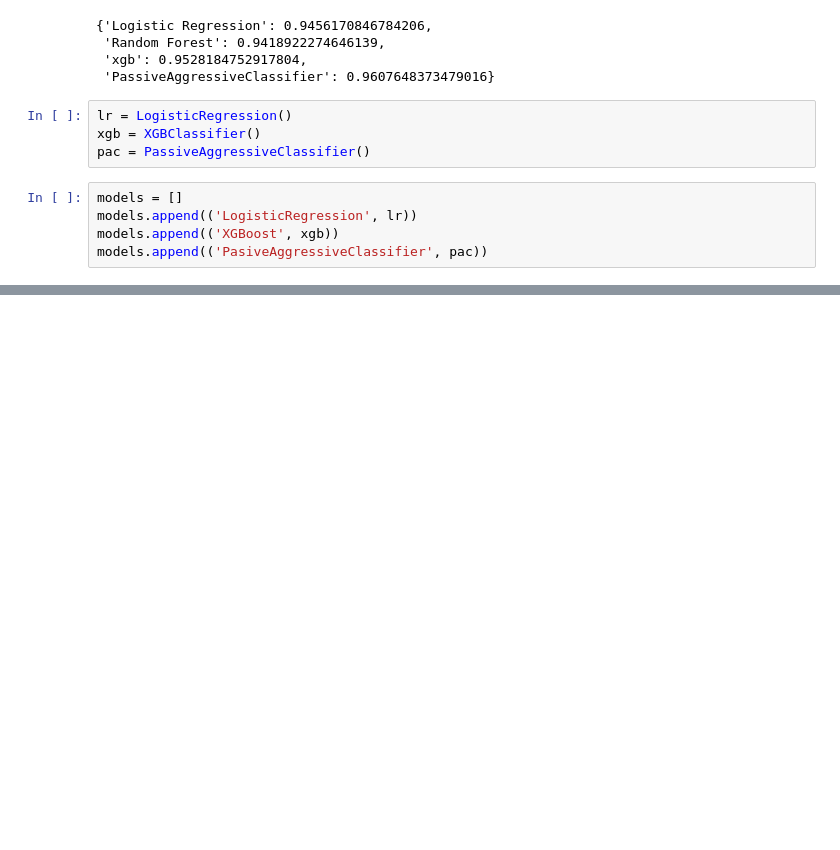
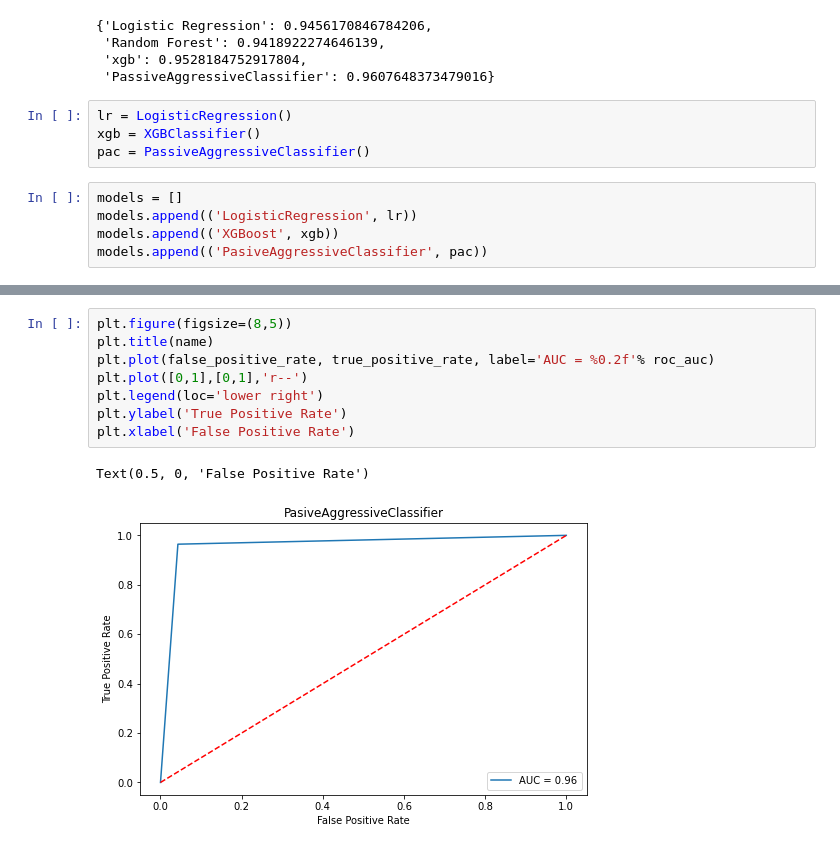
Before and after one commit to rakeshravi303/Flip_Robo, a Jupyter notebook: NLP_Projects/NLP_Project_5/fake_news_prediction.ipynb, the cells around one changed output, grey strips where cells are left out. Drawn from its saved outputs; the diff is of its cells as text; blank space fills up the shorter version.

```diff
--- a/NLP_Projects/NLP_Project_5/fake_news_prediction.ipynb
+++ b/NLP_Projects/NLP_Project_5/fake_news_prediction.ipynb
@@ -320,0 +316,11 @@ Accuracy_Score  =  95.28%
+# %%
+plt.figure(figsize=(8,5))
+plt.title(name)
+plt.plot(false_positive_rate, true_positive_rate, label='AUC = %0.2f'% roc_auc)
+plt.plot([0,1],[0,1],'r--')
+plt.legend(loc='lower right')
+plt.ylabel('True Positive Rate')
+plt.xlabel('False Positive Rate')
+# %% [output]
+Text(0.5, 0, 'False Positive Rate')
+[figure, added]
```
Also changed, not shown: parts of 5 cells of this notebook.
